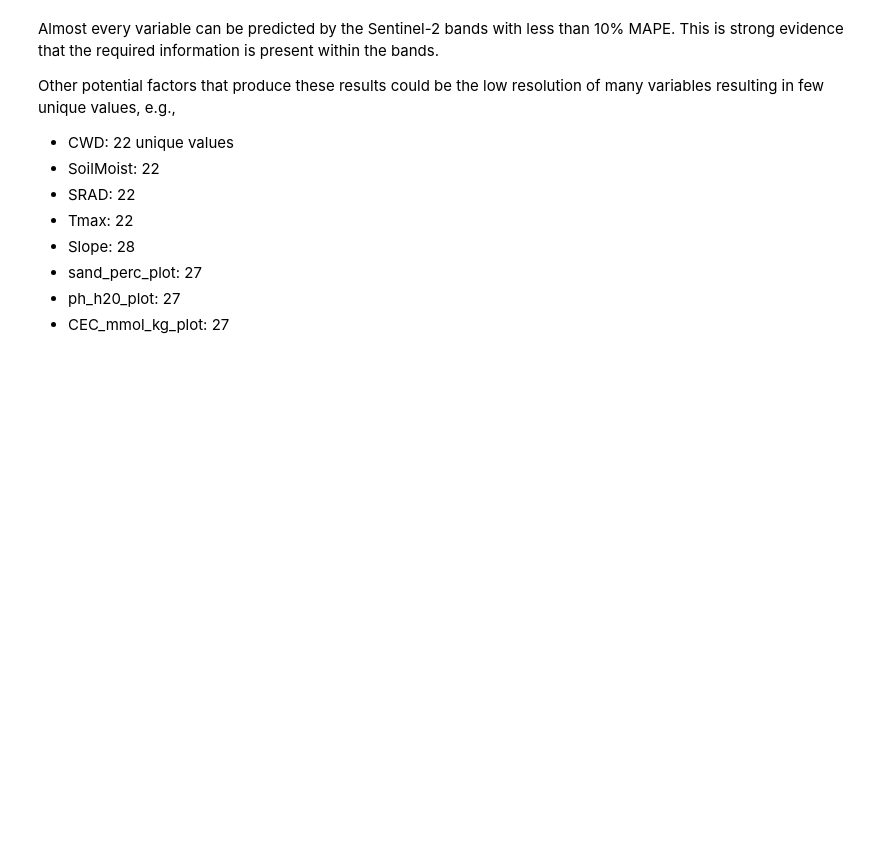
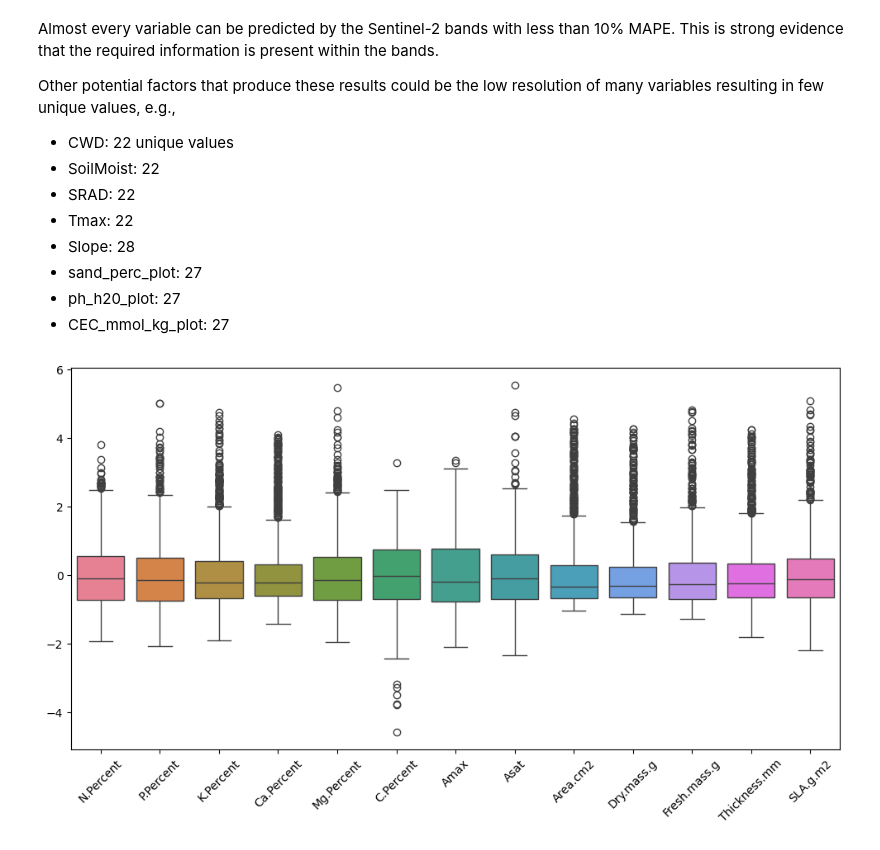
Before and after one commit to isaachcamp/geofm-plant-traits, a Jupyter notebook: notebooks/explore_trait_data.ipynb, the cells around one changed output. Saved outputs shown, nothing was run; the diff lists cells and outputs as text; code cells hidden in the pictures; blank space fills up the shorter version.

```diff
--- a/notebooks/explore_trait_data.ipynb
+++ b/notebooks/explore_trait_data.ipynb
@@ -417,0 +415,21 @@ Other potential factors that produce these results could be the low resolution o
+# %%
+pred_df = pd.DataFrame()
+trait_df = pd.DataFrame()
+
+for var in VARS:
+    dataset = LabelledTraitData(
+        data_path=Path('/Users/campbelli/Documents/geofm-plant-traits/data'),
+        var=var
+    )
+    traits = pd.concat([dataset.train_labels, dataset.test_labels, dataset.val_labels])
+    traits.rename(columns={'TraitValue': var}, inplace=True)
+    trait_df = trait_df.join(traits, how='outer')
+
+    preds = pd.concat([dataset.train_data, dataset.test_data, dataset.val_data])
+    pred_df = pred_df.combine_first(preds)
+# %%
+plt.figure(figsize=(12, 6))
+sns.boxplot(trait_df)
+plt.gca().tick_params(axis='x', rotation=45)
+# %% [output]
+[figure, added]
```
Also changed, not shown: parts of 7 cells of this notebook.
